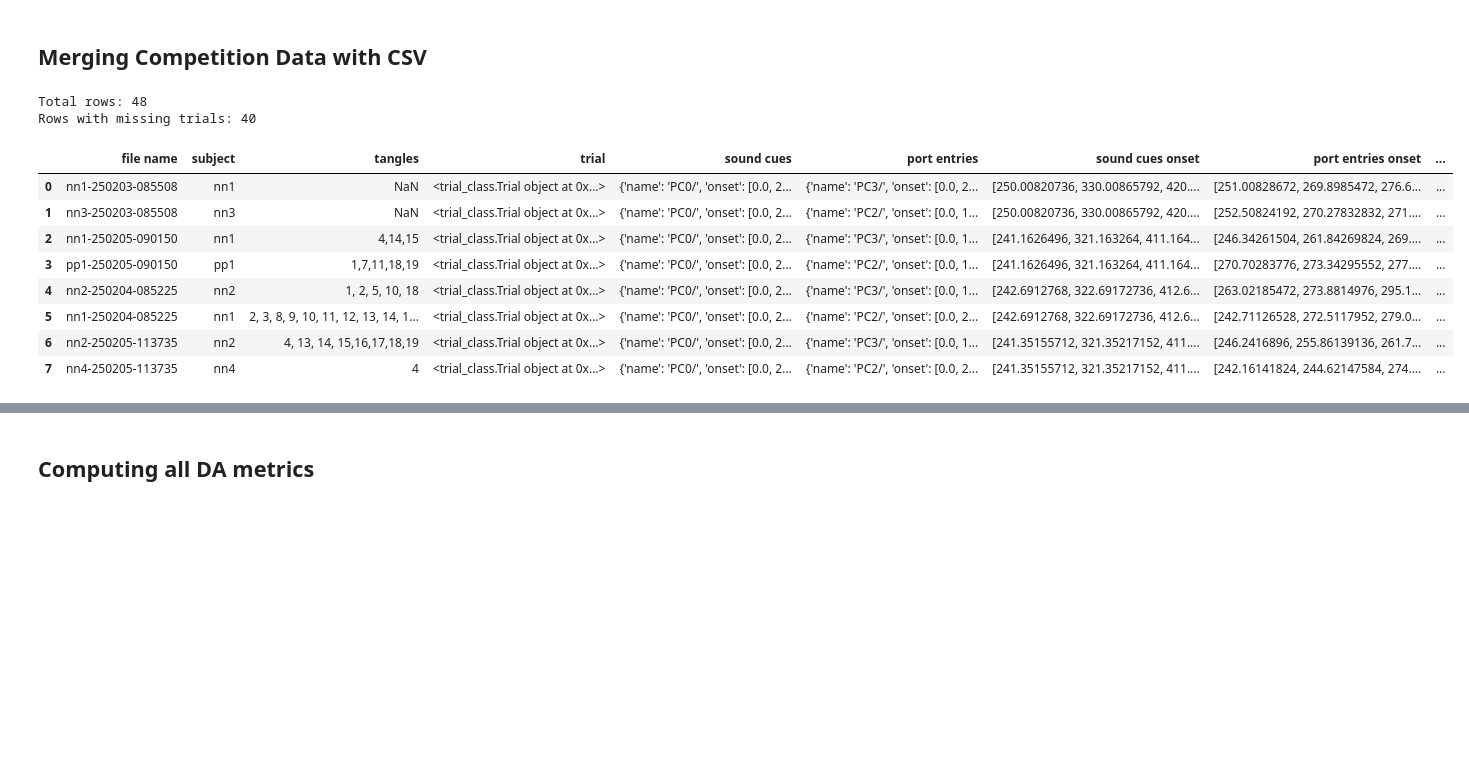
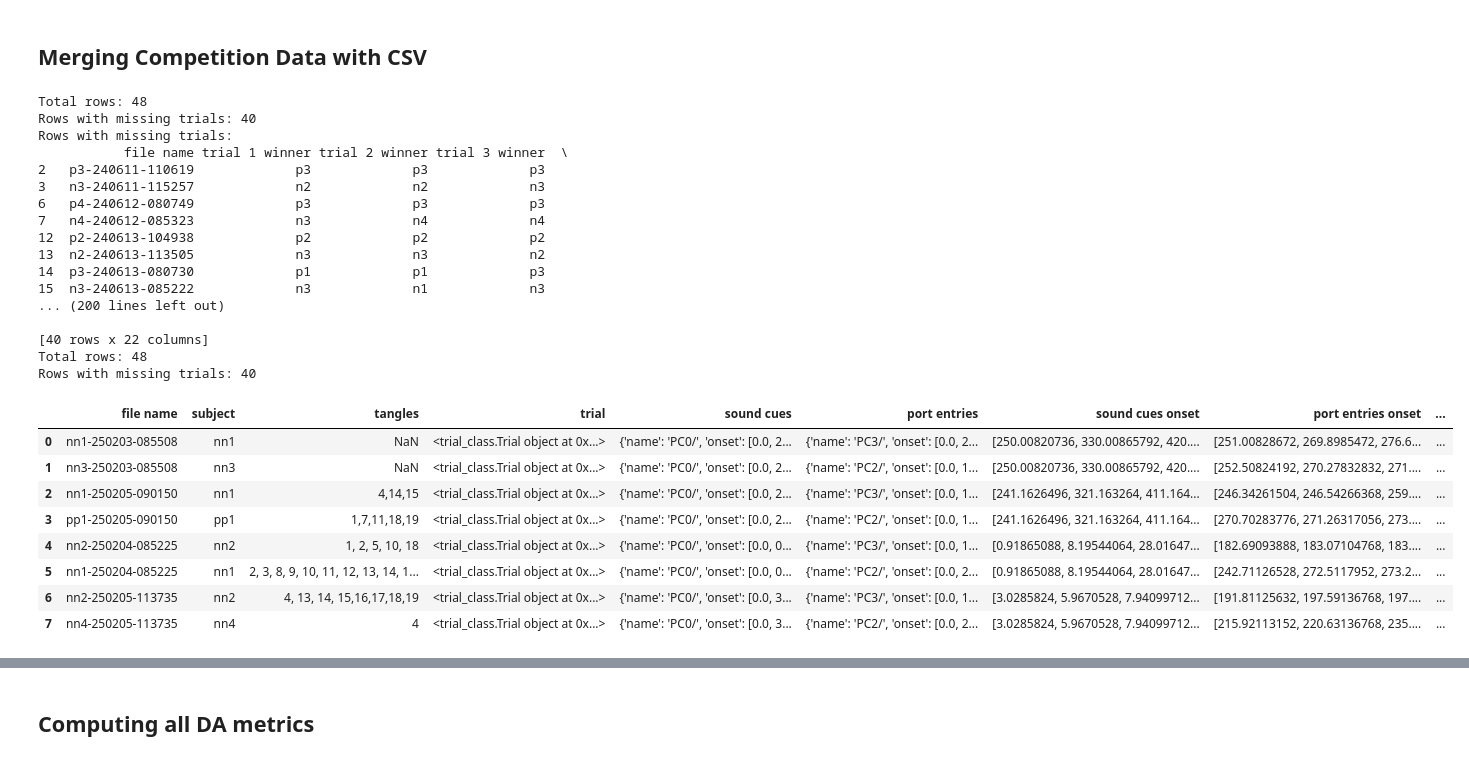
Before and after one commit to padillacoreanolab/Fiber_Photometry, a Jupyter notebook: Reward_Competition/rc_analysis.ipynb, the cells around one changed output, grey strips where cells are left out. Drawn from its saved outputs; the diff is of its cells as text; code cells hidden in the pictures; blank space fills up the shorter version.

```diff
--- a/Reward_Competition/rc_analysis.ipynb
+++ b/Reward_Competition/rc_analysis.ipynb
@@ -147,24 +178,39 @@ alone_df = exp2.find_overall_mean()
 # %% [markdown]
 ## Merging Competition Data with CSV
 # %%
-"""if cohort == "combined":
+if cohort == "combined":
     exp1.read_manual_scoring1(csv_path)
-    exp1.merge_data1()"""
+    exp1.merge_data1()
 exp.read_manual_scoring2(csv_path1)
 exp.merge_data2()
 exp.df
 # %% [output]
 Total rows: 48
 Rows with missing trials: 40
+Rows with missing trials:
+           file name trial 1 winner trial 2 winner trial 3 winner  \
+2   p3-240611-110619             p3             p3             p3
+3   n3-240611-115257             n2             n2             n3
+6   p4-240612-080749             p3             p3             p3
+7   n4-240612-085323             n3             n4             n4
+12  p2-240613-104938             p2             p2             p2
+13  n2-240613-113505             n3             n3             n2
+14  p3-240613-080730             p1             p1             p3
+15  n3-240613-085222             n3             n1             n3
+... (200 lines left out)
+
+[40 rows x 22 columns]
+Total rows: 48
+Rows with missing trials: 40
 |  | file name | subject | tangles | trial | sound cues | port entries | sound cues onset | port entries onset | ... |
 | 0 | nn1-250203-085508 | nn1 | NaN | <trial_class.Trial object at 0x...> | {'name': 'PC0/', 'onset': [0.0, 2... | {'name': 'PC3/', 'onset': [0.0, 2... | [250.00820736, 330.00865792, 420.... | [251.00828672, 269.8985472, 276.6... | ... |
 | 1 | nn3-250203-085508 | nn3 | NaN | <trial_class.Trial object at 0x...> | {'name': 'PC0/', 'onset': [0.0, 2... | {'name': 'PC2/', 'onset': [0.0, 1... | [250.00820736, 330.00865792, 420.... | [252.50824192, 270.27832832, 271.... | ... |
-| 2 | nn1-250205-090150 | nn1 | 4,14,15 | <trial_class.Trial object at 0x...> | {'name': 'PC0/', 'onset': [0.0, 2... | {'name': 'PC3/', 'onset': [0.0, 1... | [241.1626496, 321.163264, 411.164... | [246.34261504, 261.84269824, 269.... | ... |
-| 3 | pp1-250205-090150 | pp1 | 1,7,11,18,19 | <trial_class.Trial object at 0x...> | {'name': 'PC0/', 'onset': [0.0, 2... | {'name': 'PC2/', 'onset': [0.0, 1... | [241.1626496, 321.163264, 411.164... | [270.70283776, 273.34295552, 277.... | ... |
-| 4 | nn2-250204-085225 | nn2 | 1, 2, 5, 10, 18 | <trial_class.Trial object at 0x...> | {'name': 'PC0/', 'onset': [0.0, 2... | {'name': 'PC3/', 'onset': [0.0, 1... | [242.6912768, 322.69172736, 412.6... | [263.02185472, 273.8814976, 295.1... | ... |
-| 5 | nn1-250204-085225 | nn1 | 2, 3, 8, 9, 10, 11, 12, 13, 14, 1... | <trial_class.Trial object at 0x...> | {'name': 'PC0/', 'onset': [0.0, 2... | {'name': 'PC2/', 'onset': [0.0, 2... | [242.6912768, 322.69172736, 412.6... | [242.71126528, 272.5117952, 279.0... | ... |
-| 6 | nn2-250205-113735 | nn2 | 4, 13, 14, 15,16,17,18,19 | <trial_class.Trial object at 0x...> | {'name': 'PC0/', 'onset': [0.0, 2... | {'name': 'PC3/', 'onset': [0.0, 1... | [241.35155712, 321.35217152, 411.... | [246.2416896, 255.86139136, 261.7... | ... |
-| 7 | nn4-250205-113735 | nn4 | 4 | <trial_class.Trial object at 0x...> | {'name': 'PC0/', 'onset': [0.0, 2... | {'name': 'PC2/', 'onset': [0.0, 2... | [241.35155712, 321.35217152, 411.... | [242.16141824, 244.62147584, 274.... | ... |
+| 2 | nn1-250205-090150 | nn1 | 4,14,15 | <trial_class.Trial object at 0x...> | {'name': 'PC0/', 'onset': [0.0, 2... | {'name': 'PC3/', 'onset': [0.0, 1... | [241.1626496, 321.163264, 411.164... | [246.34261504, 246.54266368, 259.... | ... |
+| 3 | pp1-250205-090150 | pp1 | 1,7,11,18,19 | <trial_class.Trial object at 0x...> | {'name': 'PC0/', 'onset': [0.0, 2... | {'name': 'PC2/', 'onset': [0.0, 1... | [241.1626496, 321.163264, 411.164... | [270.70283776, 271.26317056, 273.... | ... |
+| 4 | nn2-250204-085225 | nn2 | 1, 2, 5, 10, 18 | <trial_class.Trial object at 0x...> | {'name': 'PC0/', 'onset': [0.0, 0... | {'name': 'PC3/', 'onset': [0.0, 1... | [0.91865088, 8.19544064, 28.01647... | [182.69093888, 183.07104768, 183.... | ... |
+| 5 | nn1-250204-085225 | nn1 | 2, 3, 8, 9, 10, 11, 12, 13, 14, 1... | <trial_class.Trial object at 0x...> | {'name': 'PC0/', 'onset': [0.0, 0... | {'name': 'PC2/', 'onset': [0.0, 2... | [0.91865088, 8.19544064, 28.01647... | [242.71126528, 272.5117952, 273.2... | ... |
+| 6 | nn2-250205-113735 | nn2 | 4, 13, 14, 15,16,17,18,19 | <trial_class.Trial object at 0x...> | {'name': 'PC0/', 'onset': [0.0, 3... | {'name': 'PC3/', 'onset': [0.0, 1... | [3.0285824, 5.9670528, 7.94099712... | [191.81125632, 197.59136768, 197.... | ... |
+| 7 | nn4-250205-113735 | nn4 | 4 | <trial_class.Trial object at 0x...> | {'name': 'PC0/', 'onset': [0.0, 3... | {'name': 'PC2/', 'onset': [0.0, 2... | [3.0285824, 5.9670528, 7.94099712... | [215.92113152, 220.63136768, 235.... | ... |
 # %%
 exp.keep_first_tone()
 """exp.keep_last_tone()"""
```
Also changed, not shown: parts of 20 cells of this notebook, 9 other files.
